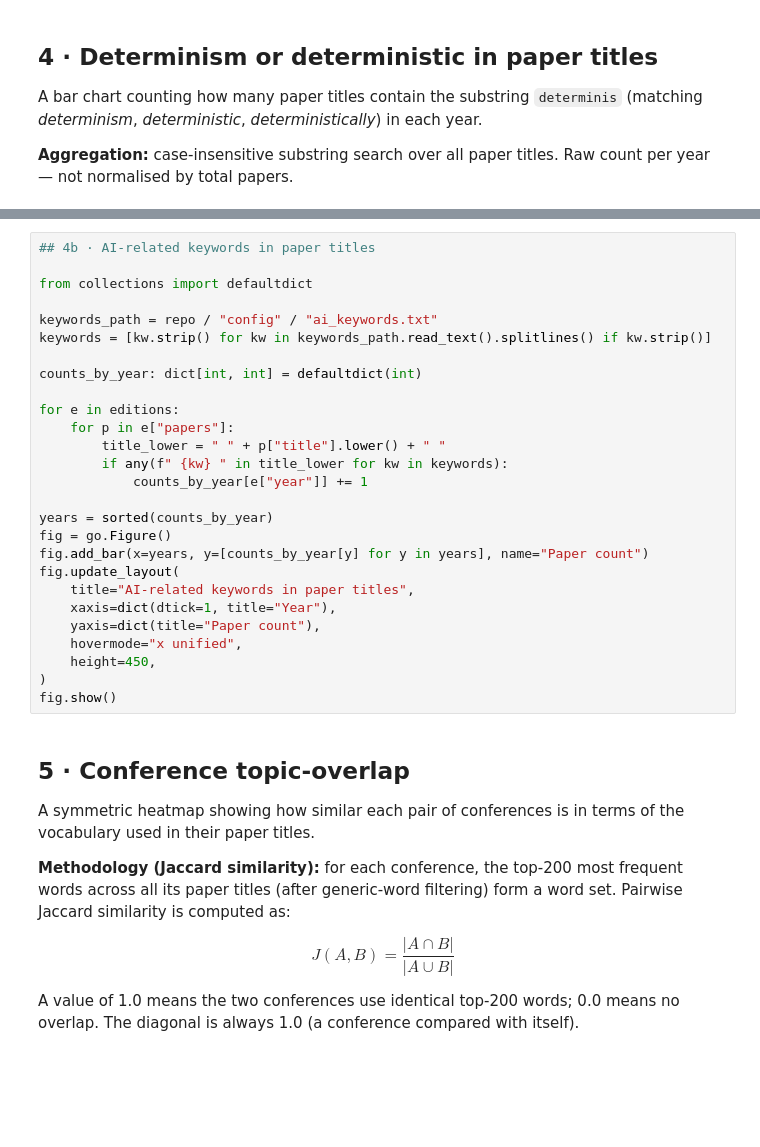
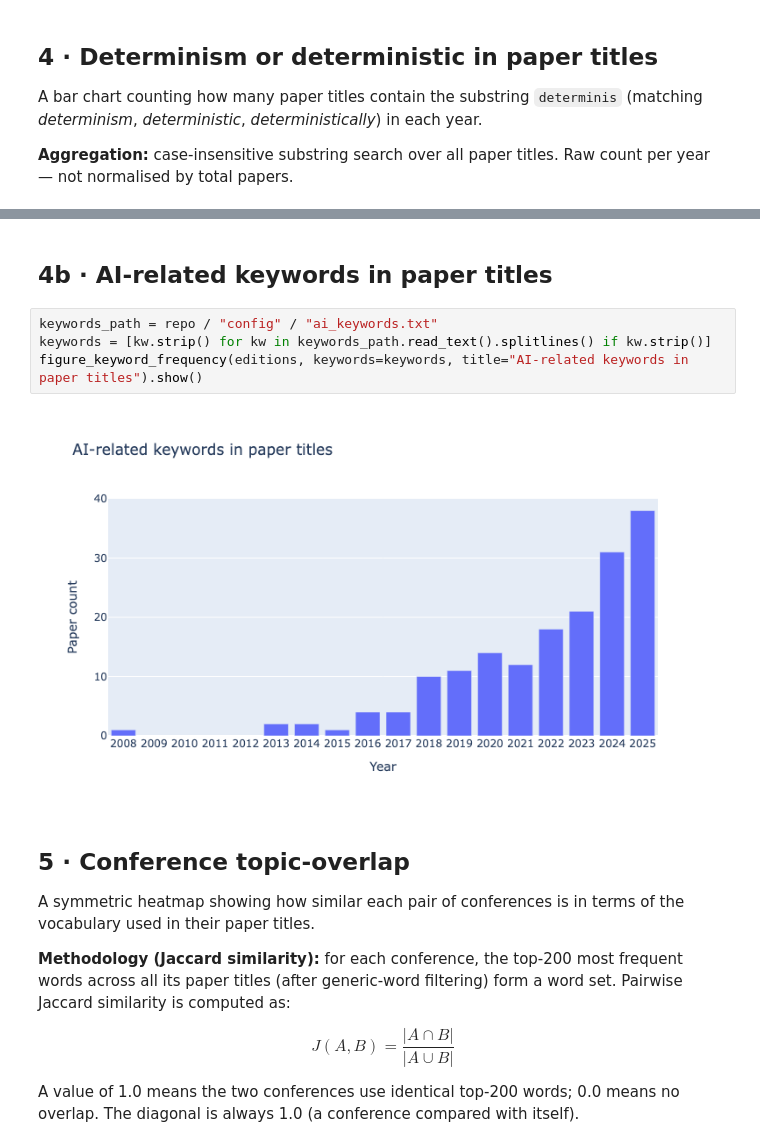
Before and after one commit to marwage/viz-sys-conferences, a Jupyter notebook: notebooks/explore.ipynb, the cells around one changed output, grey strips where cells are left out. Drawn from its saved outputs; the diff is of its cells as text; blank space fills up the shorter version.

Commit message:
Extract Plotly figure building into viz_figures.py — shared by plot.py and notebook

```diff
--- a/notebooks/explore.ipynb
+++ b/notebooks/explore.ipynb
@@ -176,32 +98,13 @@ fig.show()
 # %% [output]
 [figure]
+# %% [markdown]
+## 4b · AI-related keywords in paper titles
 # %%
-## 4b · AI-related keywords in paper titles
-
-from collections import defaultdict
-
 keywords_path = repo / "config" / "ai_keywords.txt"
 keywords = [kw.strip() for kw in keywords_path.read_text().splitlines() if kw.strip()]
-
-counts_by_year: dict[int, int] = defaultdict(int)
-
-for e in editions:
-    for p in e["papers"]:
-        title_lower = " " + p["title"].lower() + " "
-        if any(f" {kw} " in title_lower for kw in keywords):
-            counts_by_year[e["year"]] += 1
-
-years = sorted(counts_by_year)
-fig = go.Figure()
-fig.add_bar(x=years, y=[counts_by_year[y] for y in years], name="Paper count")
-fig.update_layout(
-    title="AI-related keywords in paper titles",
-    xaxis=dict(dtick=1, title="Year"),
-    yaxis=dict(title="Paper count"),
-    hovermode="x unified",
-    height=450,
-)
-fig.show()
+figure_keyword_frequency(editions, keywords=keywords, title="AI-related keywords in paper titles").show()
+# %% [output]
+[figure, added]
 # %% [markdown]
 ## 5 · Conference topic-overlap
 
```
Also changed, not shown: parts of 8 cells of this notebook, 2 other files.
